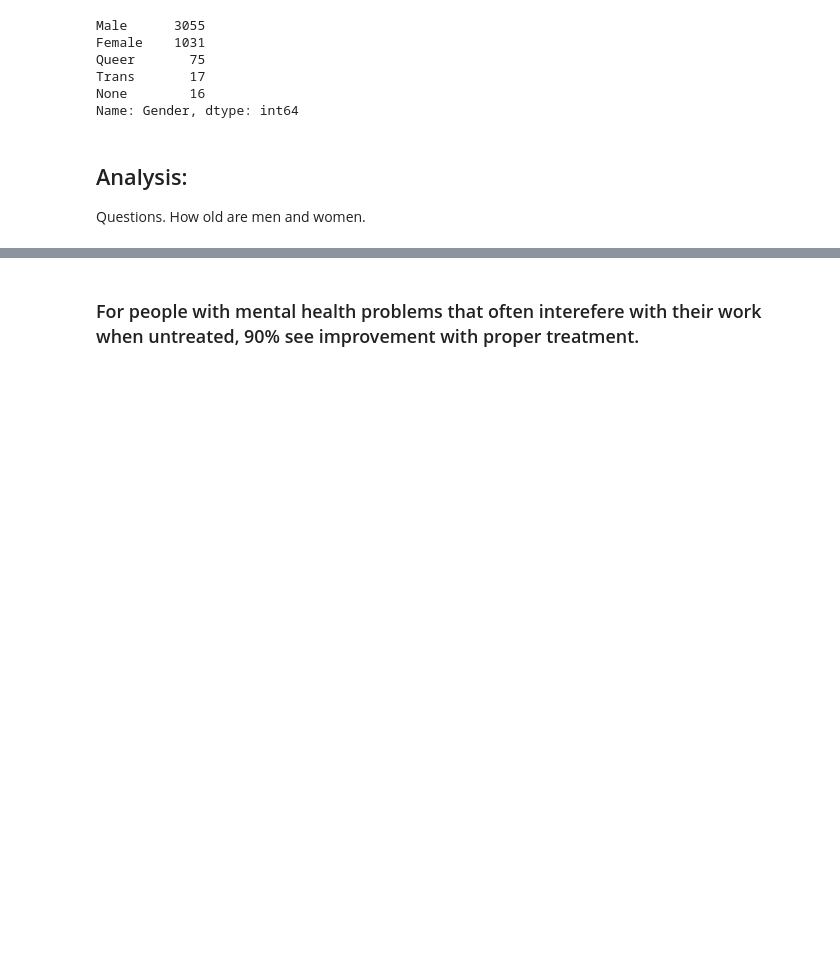
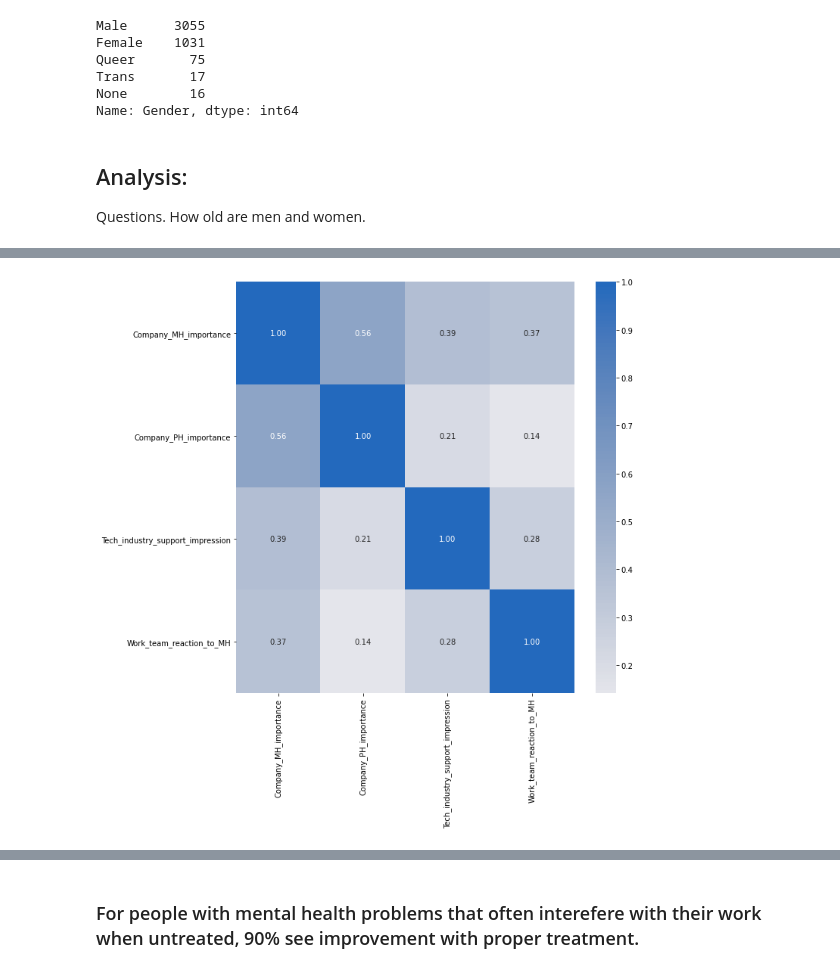
Before and after one commit to DLeirer/Mental_Health_in_Tech, a Jupyter notebook: Mental_Health_in_Tech.ipynb, the cells around one changed output, grey strips where cells are left out. Drawn from its saved outputs; the diff is of its cells as text; code cells hidden in the pictures; blank space fills up the shorter version.

```diff
--- a/Mental_Health_in_Tech.ipynb
+++ b/Mental_Health_in_Tech.ipynb
@@ -441,0 +482,10 @@ g = sns.catplot(data=prop_benefits, x="Company_size", y="Proportion", kind='bar'
+# %%
+### 3 Relationship between Mental Health importance and Phyisical health imporatance.
+columns_to_check = ['Company_MH_importance', 'Company_PH_importance','Tech_industry_support_impression','Work_team_reaction_to_MH']
+df_mhs_copy = df_mhs_core[columns_to_check].copy()
+corrMatrix_full = df_mhs_copy.corr()
+
+plt.figure(figsize = [10,10])
+ht = sns.heatmap(corrMatrix_full, annot = True,cmap = 'vlag_r',fmt = '.2f',center = 0)
+# %% [output]
+[figure, added]
```
Also changed, not shown: parts of 19 cells of this notebook.
